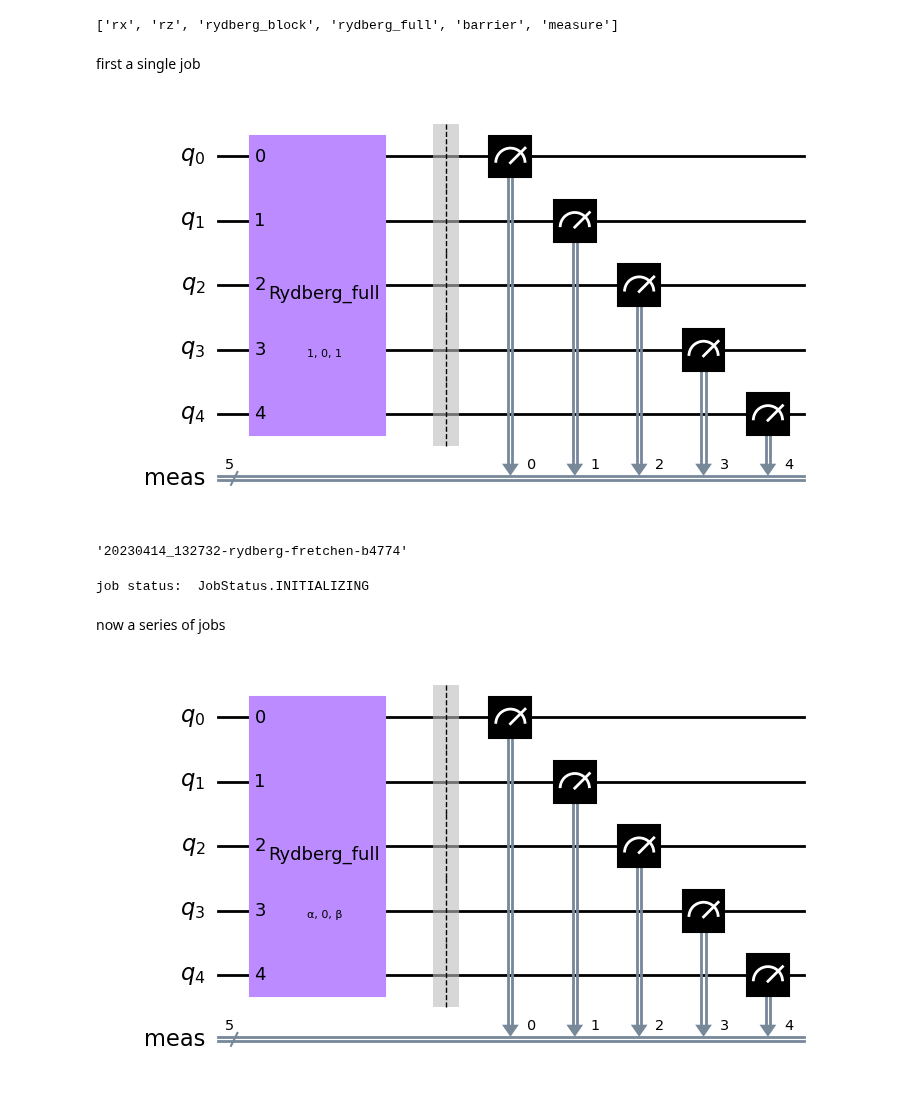
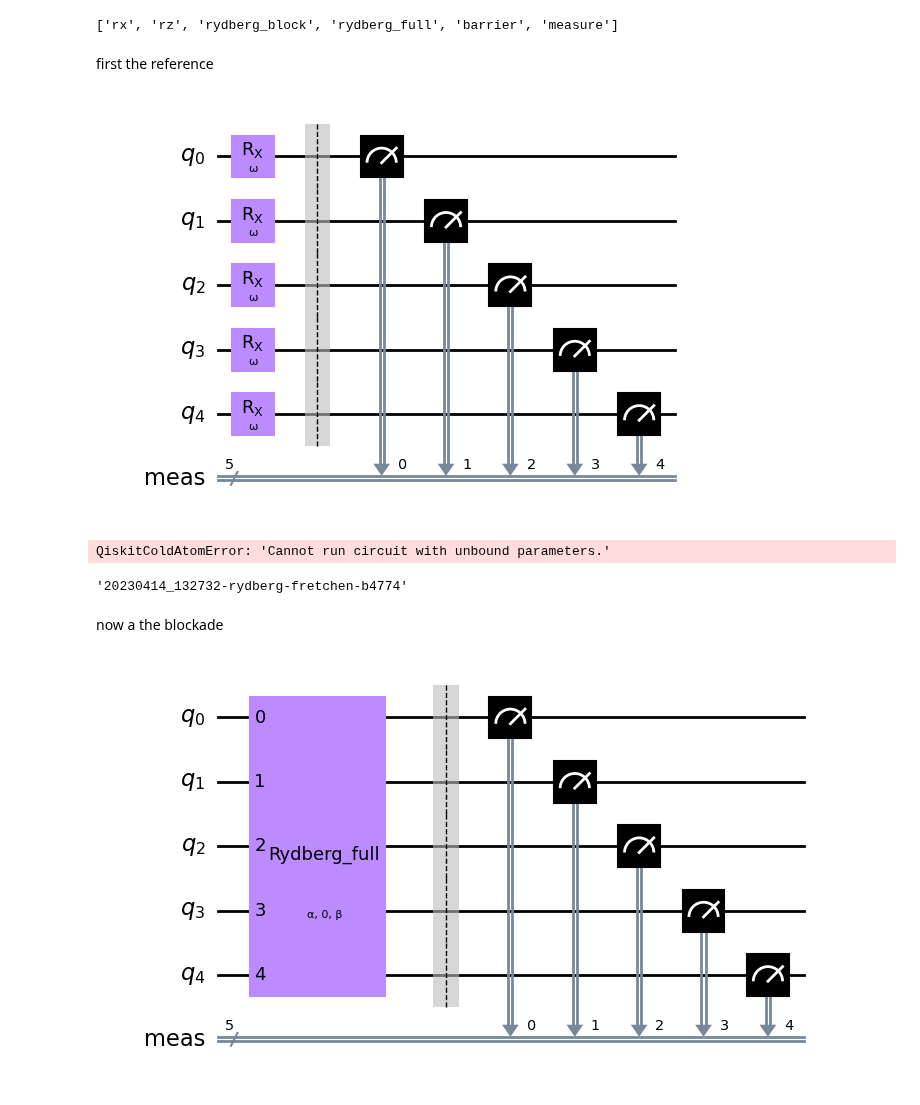
Before and after one commit to qiskit-community/qiskit-cold-atom, a Jupyter notebook: docs/tutorials/RybergPrototype.ipynb, the cells around one changed output. Drawn from its saved outputs; the diff is of its cells as text; code cells hidden in the pictures.

```diff
--- a/docs/tutorials/RybergPrototype.ipynb
+++ b/docs/tutorials/RybergPrototype.ipynb
@@ -33,18 +294,23 @@ pprint(spin_device_backend.configuration().supported_instructions)
 # %% [output]
 ['rx', 'rz', 'rydberg_block', 'rydberg_full', 'barrier', 'measure']
 # %% [markdown]
-first a single job
+first the reference
 # %%
 Nwires = 5
-qc = QuantumCircuit(5)
+
+qc_rabi = QuantumCircuit(Nwires)
 
 all_modes=range(Nwires)
-qc.rydberg_full(omega = 1, delta =0, phi = 1, modes=all_modes)
+omega_t = Parameter("ω")
 
-qc.measure_all()
-qc.draw(output='mpl')
+qc_rabi.rx( omega_t, all_modes)
+
+qc_rabi.measure_all()
+qc_rabi.draw(output='mpl')
 # %% [output]
-[figure, old version]
+[figure, new version]
 # %%
-job1 = spin_device_backend.run(qc, shots=500)
+job_remote_rabi = spin_device_backend.run(qc_rabi, shots=500)
+# %% [output]
+QiskitColdAtomError: 'Cannot run circuit with unbound parameters.'
 # %%
@@ -52,13 +318,7 @@ job1.job_id()
 # %% [output]
 '20230414_132732-rydberg-fretchen-b4774'
-# %%
-job_retrieved1 = spin_device_backend.retrieve_job(job_id=job1.job_id())
-
-print("job status: ", job_retrieved1.status())
-# %% [output]
-job status:  JobStatus.INITIALIZING
 # %% [markdown]
-now a series of jobs
+now a the blockade
 # %%
 Nwires = 5
 qc2 = QuantumCircuit(5)
```
Also changed, not shown: parts of 39 cells of this notebook, 1 other file.
